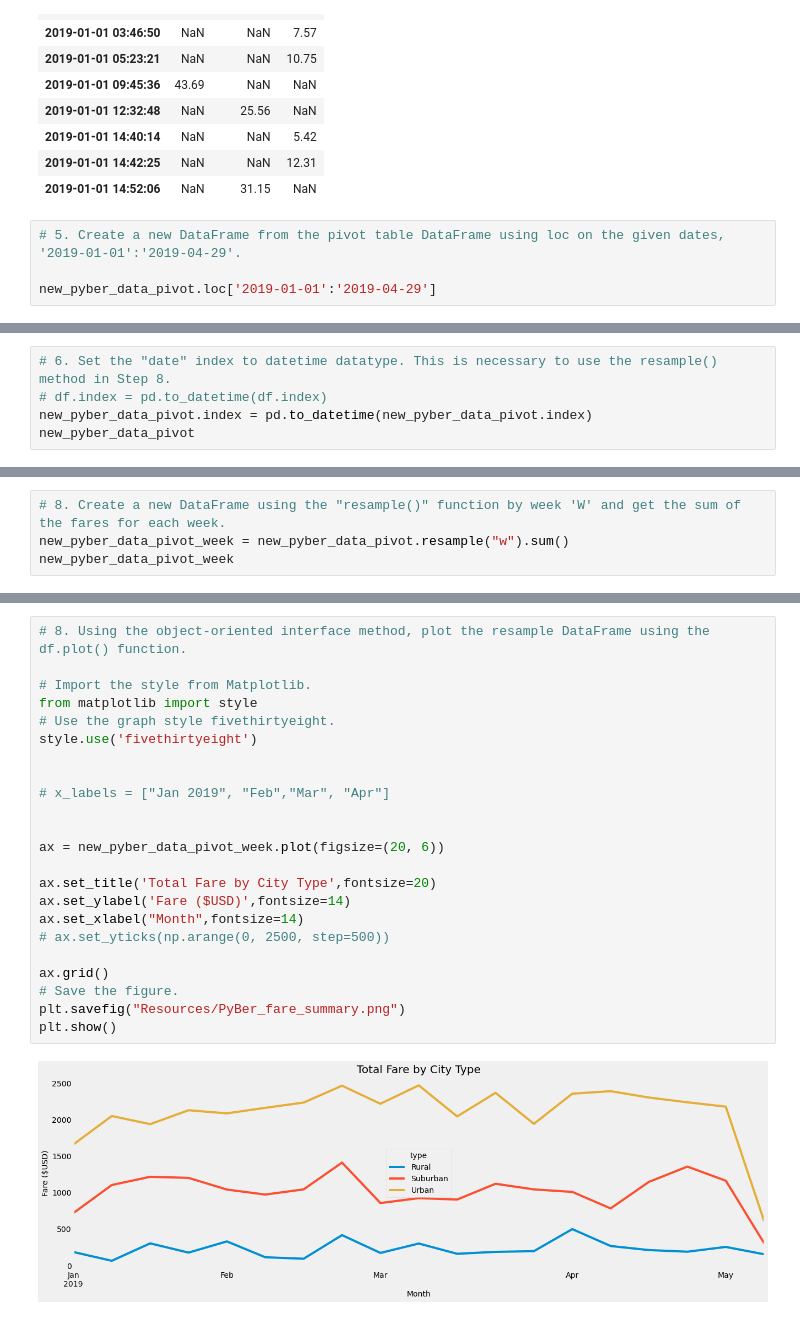
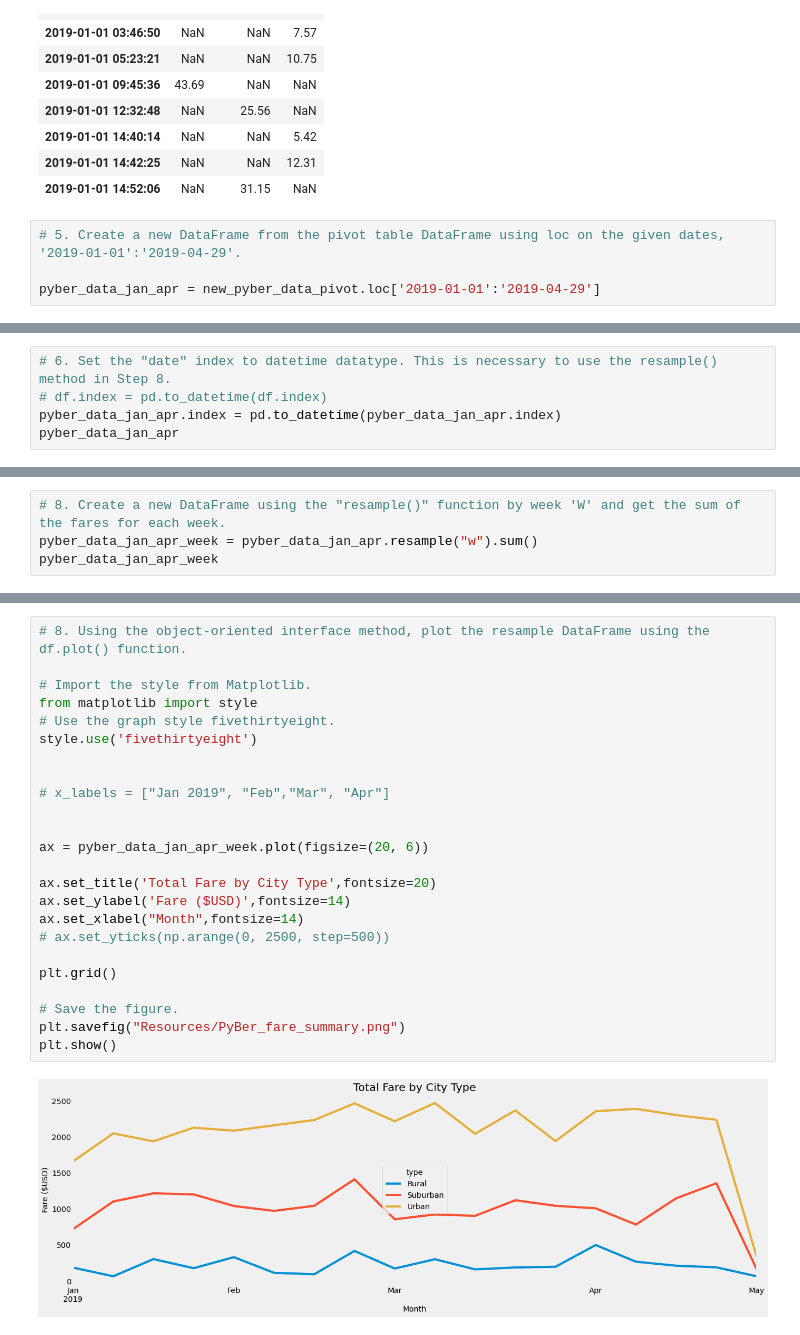
Before and after one commit to Poonsri14/PyBer_Analysis, a Jupyter notebook: PyBer_Challenge.ipynb, the cells around one changed output, grey strips where cells are left out. Saved outputs shown, nothing was run; the diff lists cells and outputs as text.

```diff
--- a/PyBer_Challenge.ipynb
+++ b/PyBer_Challenge.ipynb
@@ -193,4 +193,4 @@ new_pyber_data_pivot.head(10)
 # %%
 # 5. Create a new DataFrame from the pivot table DataFrame using loc on the given dates, '2019-01-01':'2019-04-29'.
 
-new_pyber_data_pivot.loc['2019-01-01':'2019-04-29']
+pyber_data_jan_apr = new_pyber_data_pivot.loc['2019-01-01':'2019-04-29']
@@ -212,8 +197,8 @@ new_pyber_data_pivot.loc['2019-01-01':'2019-04-29']
 # %%
 # 6. Set the "date" index to datetime datatype. This is necessary to use the resample() method in Step 8.
 # df.index = pd.to_datetime(df.index)
-new_pyber_data_pivot.index = pd.to_datetime(new_pyber_data_pivot.index)
-new_pyber_data_pivot
+pyber_data_jan_apr.index = pd.to_datetime(pyber_data_jan_apr.index)
+pyber_data_jan_apr
 # %% [output]
 | type | Rural | Suburban | Urban |
 | date |  |  |  |
@@ -246,7 +231,7 @@ memory usage: 74.2 KB
 # %%
 # 8. Create a new DataFrame using the "resample()" function by week 'W' and get the sum of the fares for each week.
-new_pyber_data_pivot_week = new_pyber_data_pivot.resample("w").sum()
-new_pyber_data_pivot_week
+pyber_data_jan_apr_week = pyber_data_jan_apr.resample("w").sum()
+pyber_data_jan_apr_week
 # %% [output]
 | type | Rural | Suburban | Urban |
 | date |  |  |  |
@@ -269,25 +254,26 @@ new_pyber_data_pivot_week
 # %%
 # 8. Using the object-oriented interface method, plot the resample DataFrame using the df.plot() function.
 
 # Import the style from Matplotlib.
 from matplotlib import style
 # Use the graph style fivethirtyeight.
 style.use('fivethirtyeight')
 
 
 # x_labels = ["Jan 2019", "Feb","Mar", "Apr"]
 
 
-ax = new_pyber_data_pivot_week.plot(figsize=(20, 6))
+ax = pyber_data_jan_apr_week.plot(figsize=(20, 6))
 
 ax.set_title('Total Fare by City Type',fontsize=20)
 ax.set_ylabel('Fare ($USD)',fontsize=14)
 ax.set_xlabel("Month",fontsize=14)
 # ax.set_yticks(np.arange(0, 2500, step=500))
 
-ax.grid()
+plt.grid()
+
 # Save the figure.
 plt.savefig("Resources/PyBer_fare_summary.png")
 plt.show()
 # %% [output]
-[figure, old version]
+[figure, new version]
```
Also changed, not shown: parts of 4 cells of this notebook, 3 other files.
